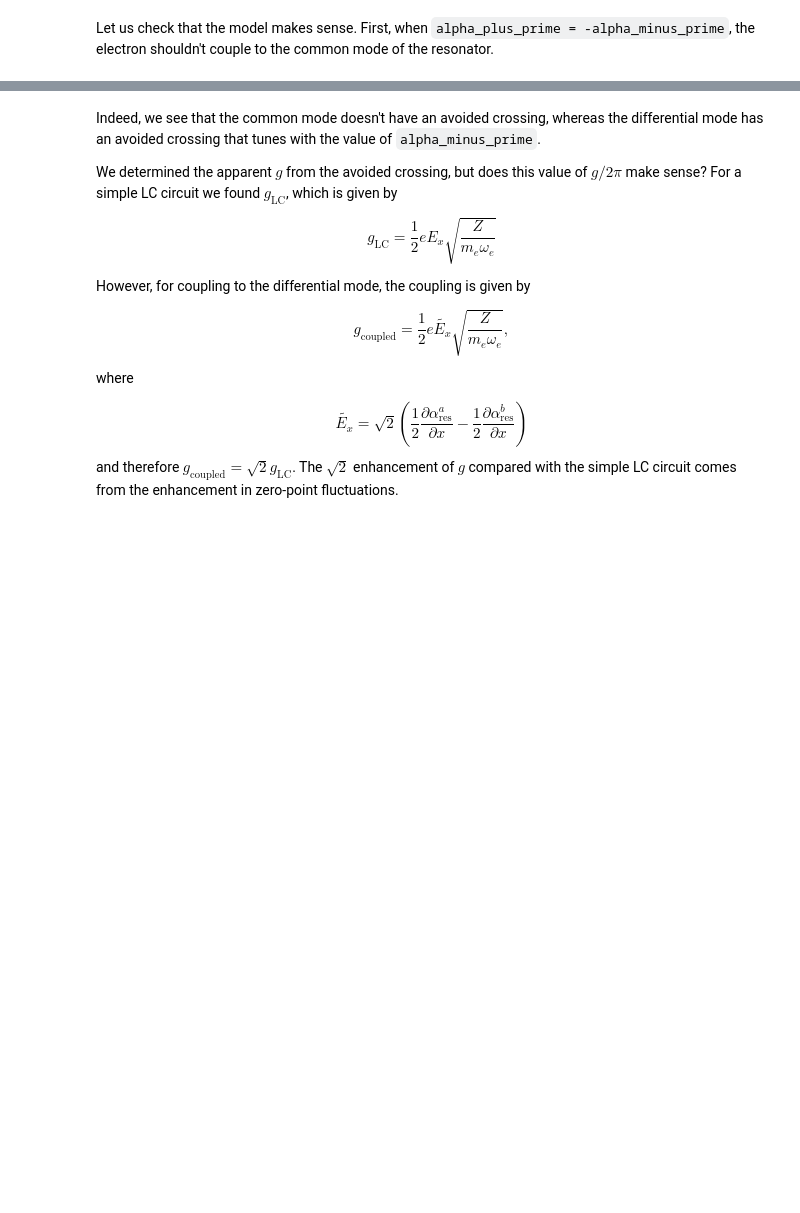
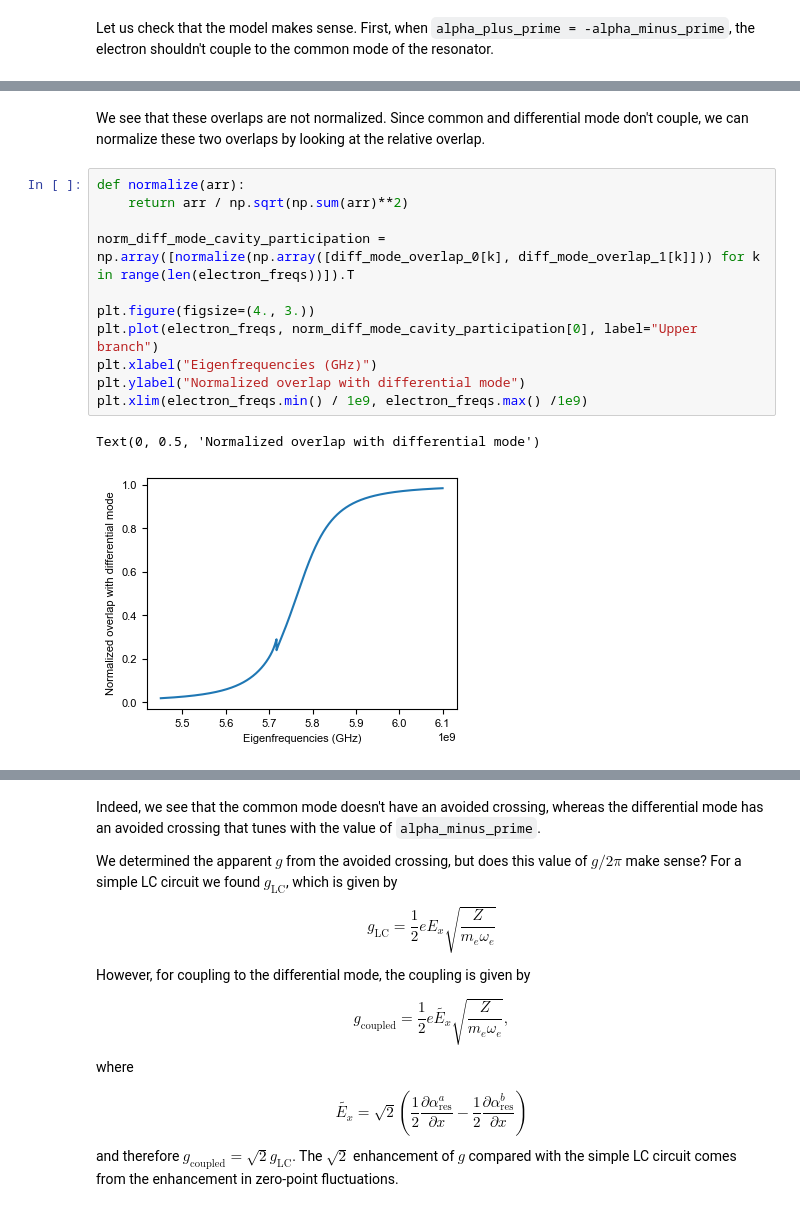
Before and after one commit to gkoolstra/quantum_electron, a Jupyter notebook: examples/98_electron_capacitance.ipynb, the cells around one changed output, grey strips where cells are left out. Drawn from its saved outputs; the diff is of its cells as text; blank space fills up the shorter version.

```diff
--- a/examples/98_electron_capacitance.ipynb
+++ b/examples/98_electron_capacitance.ipynb
@@ -373,0 +415,16 @@ for Ex, alph in zip([0.25e6], [1.0]):
+# %% [markdown]
+We see that these overlaps are not normalized. Since common and differential mode don't couple, we can normalize these two overlaps by looking at the relative overlap.
+# %%
+def normalize(arr):
+    return arr / np.sqrt(np.sum(arr)**2)
+
+norm_diff_mode_cavity_participation = np.array([normalize(np.array([diff_mode_overlap_0[k], diff_mode_overlap_1[k]])) for k in range(len(electron_freqs))]).T
+
+plt.figure(figsize=(4., 3.))
+plt.plot(electron_freqs, norm_diff_mode_cavity_participation[0], label="Upper branch")
+plt.xlabel("Eigenfrequencies (GHz)")
+plt.ylabel("Normalized overlap with differential mode")
+plt.xlim(electron_freqs.min() / 1e9, electron_freqs.max() /1e9)
+# %% [output]
+Text(0, 0.5, 'Normalized overlap with differential mode')
+[figure, added]
```
Also changed, not shown: parts of 16 cells of this notebook.
